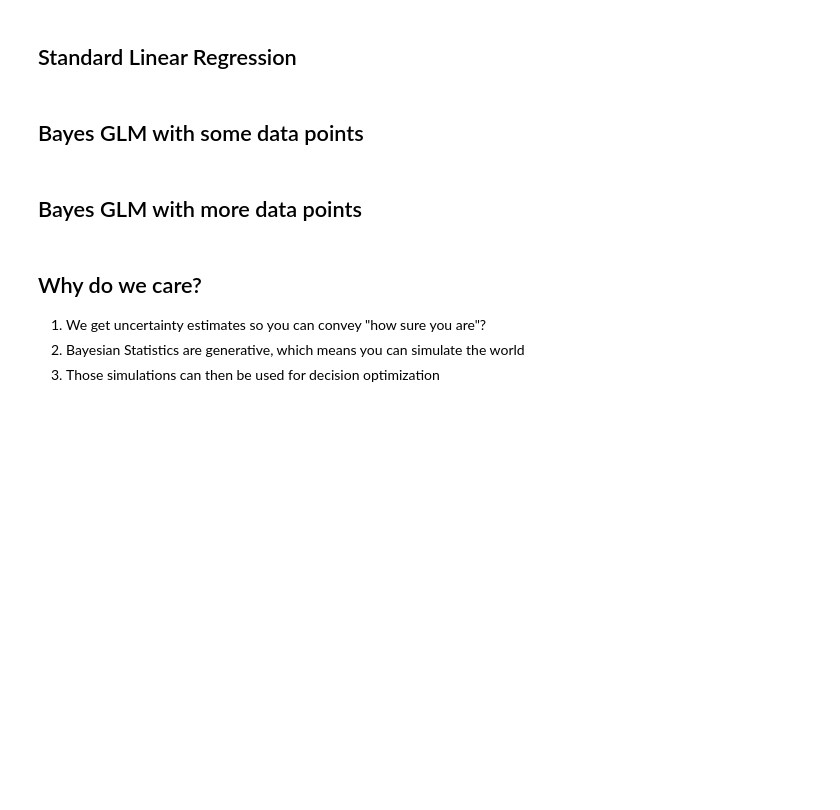
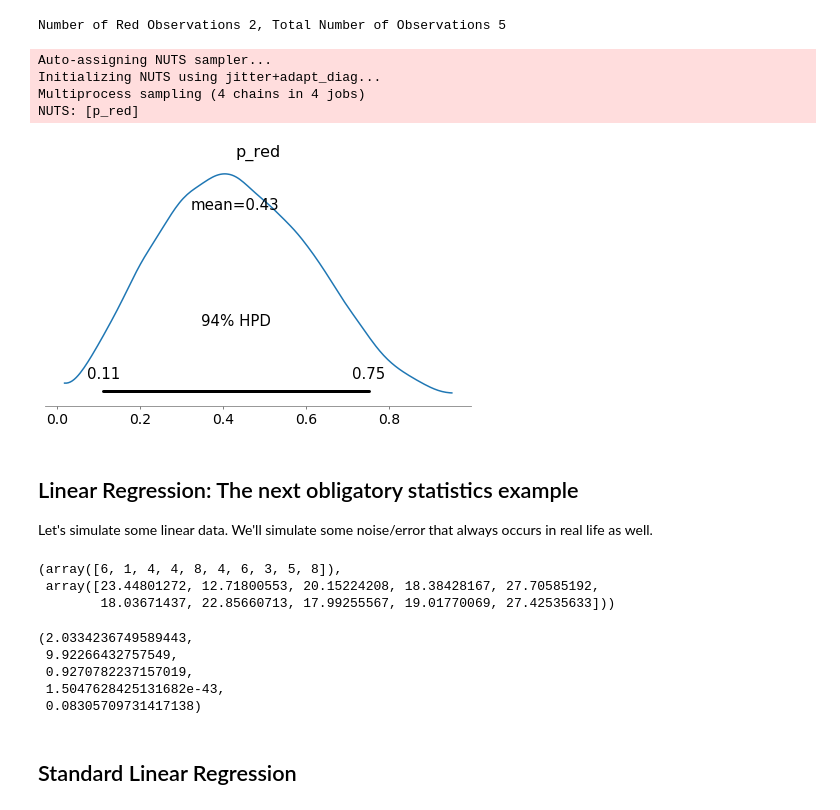
Before and after one commit to canyon289/pyladies-bayes, a Jupyter notebook: 2_BayesPractice.ipynb, the cells around one changed output. Saved outputs shown, nothing was run; the diff lists cells and outputs as text; code cells hidden in the pictures; blank space fills up the shorter version.

```diff
--- a/2_BayesPractice.ipynb
+++ b/2_BayesPractice.ipynb
@@ -21,11 +34,58 @@ ModuleNotFoundError: No module named 'pymc3'
+# %%
+observations = [0, 0, 0, 1, 1]
+red_observations = sum(observations)
+total_observations = len(observations)
+print(f"Number of Red Observations {red_observations}, Total Number of Observations {total_observations}")
+
+with pm.Model() as five_obs_model:
+    # Prior
+    p_red = pm.Uniform("p_red", 0, 1)
+
+    # Likelihood
+    num_red = pm.Binomial("number_observed_red", p=p_red, n=total_observations, observed=red_observations)
+    trace = pm.sample(draws=5000)
+
+az.plot_posterior(trace);
+# %% [output]
+Number of Red Observations 2, Total Number of Observations 5
+Auto-assigning NUTS sampler...
+Initializing NUTS using jitter+adapt_diag...
+Multiprocess sampling (4 chains in 4 jobs)
+NUTS: [p_red]
+[figure, added]
+# %% [markdown]
+## Linear Regression: The next obligatory statistics example
+Let's simulate some linear data. We'll simulate some noise/error that always occurs in real life as well.
+# %%
+np.random.seed(0)
+sample_size = 100
+
+# Generate random values between 1 and 50
+x = np.random.randint(1, 10, sample_size)
+
+intercept = 10
+slope = 2
+
+# Generate y values using out slope and intercept
+y= x*slope + intercept
+
+# Add some noise in using a zero centered Gaussian/Normal Distribution
+noise = 2
+noisy_y = y + stats.norm(0, noise).rvs(sample_size)
+
+x[:10], noisy_y[:10]
+# %% [output]
+(array([6, 1, 4, 4, 8, 4, 6, 3, 5, 8]),
+ array([23.44801272, 12.71800553, 20.15224208, 18.38428167, 27.70585192,
+        18.03671437, 22.85660713, 17.99255567, 19.01770069, 27.42535633]))
+# %%
+slope, intercept, r_value, p_value, std_err = stats.linregress(x, noisy_y)
+slope, intercept, r_value, p_value, std_err
+# %% [output]
+(2.0334236749589443,
+ 9.92266432757549,
+ 0.9270782237157019,
+ 1.5047628425131682e-43,
+ 0.08305709731417138)
 # %% [markdown]
 ## Standard Linear Regression
-# %% [markdown]
-## Bayes GLM with some data points
-# %% [markdown]
-## Bayes GLM with more data points
-# %% [markdown]
-## Why do we care?
-1. We get uncertainty estimates so you can convey "how sure you are"?
-2. Bayesian Statistics are generative, which means you can simulate the world
-3. Those simulations can then be used for decision optimization
```
Also changed, not shown: parts of 13 cells of this notebook.
